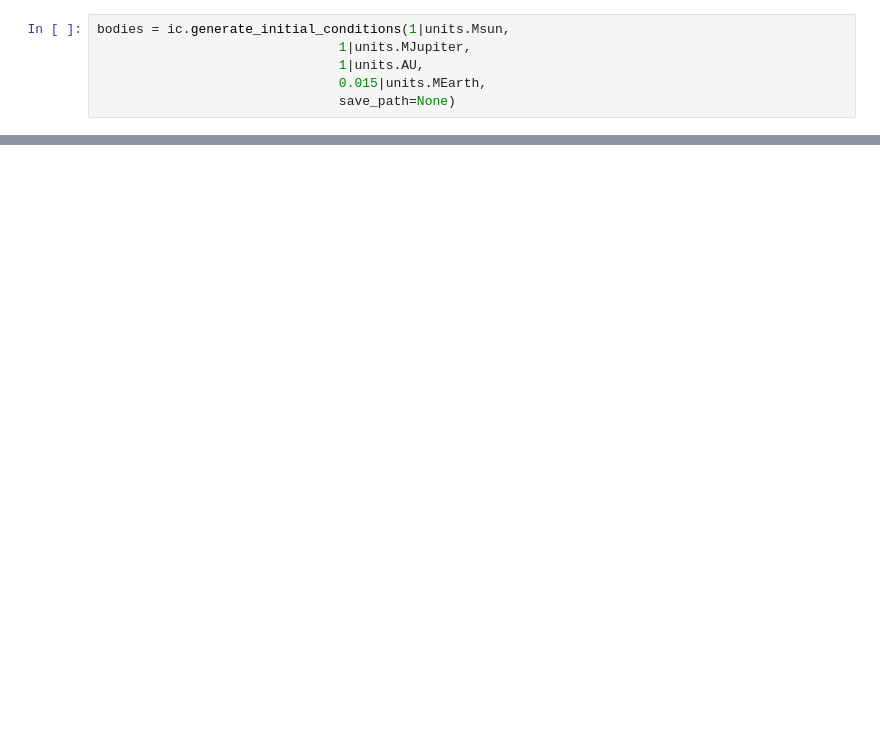
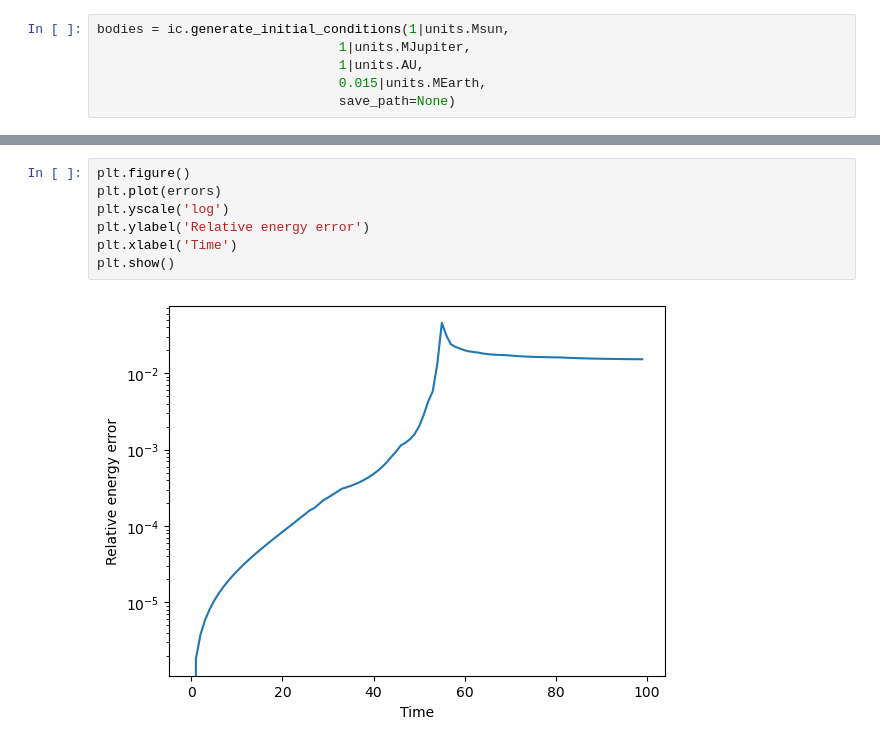
Before and after one commit to YannickBadoux/MRP, a Jupyter notebook: initial_conditions.ipynb, the cells around one changed output, grey strips where cells are left out. Drawn from its saved outputs; the diff is of its cells as text; blank space fills up the shorter version.

```diff
--- a/initial_conditions.ipynb
+++ b/initial_conditions.ipynb
@@ -68,0 +107,9 @@ ax.legend()
+# %%
+plt.figure()
+plt.plot(errors)
+plt.yscale('log')
+plt.ylabel('Relative energy error')
+plt.xlabel('Time')
+plt.show()
+# %% [output]
+[figure, added]
```
Also changed, not shown: parts of 10 cells of this notebook, 3 other files.
